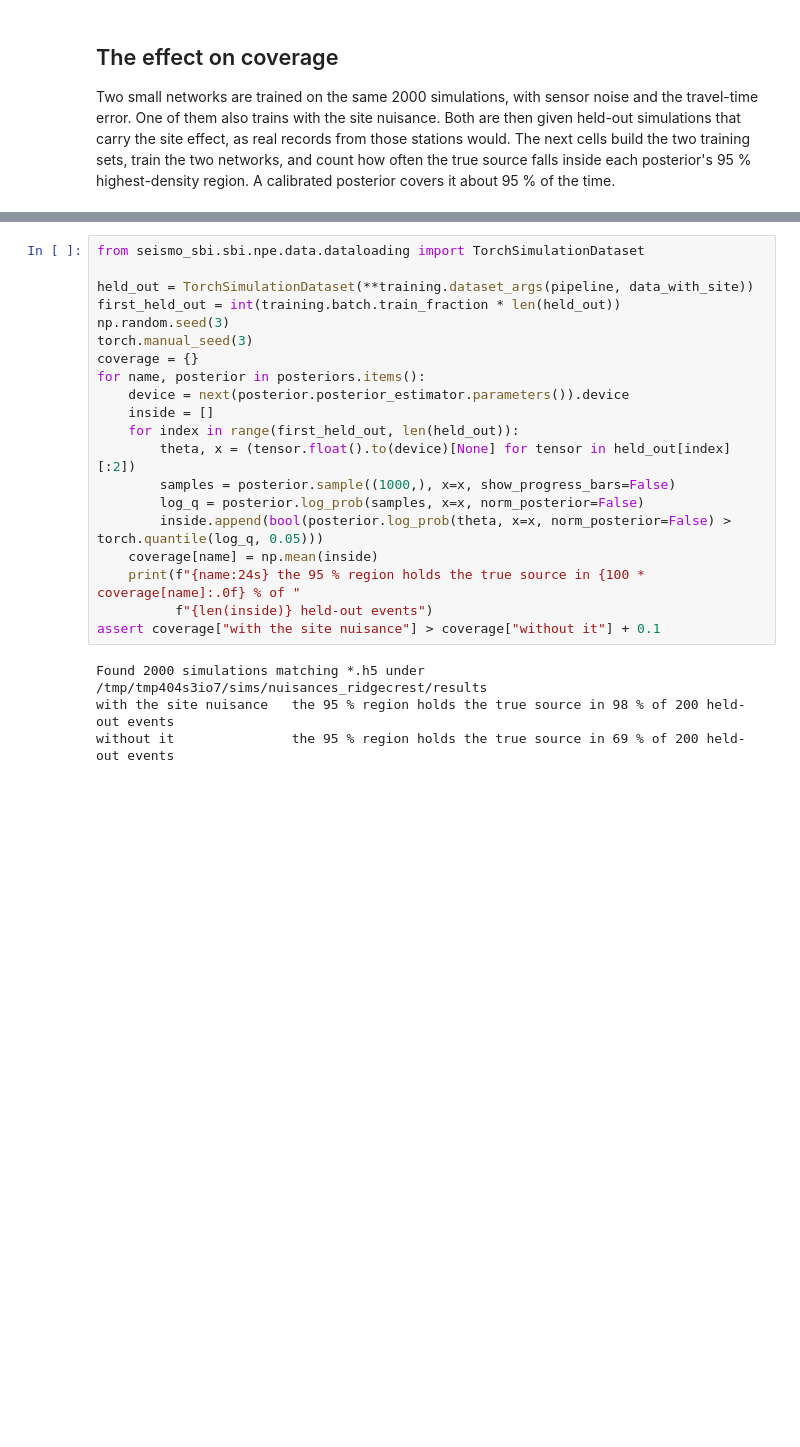
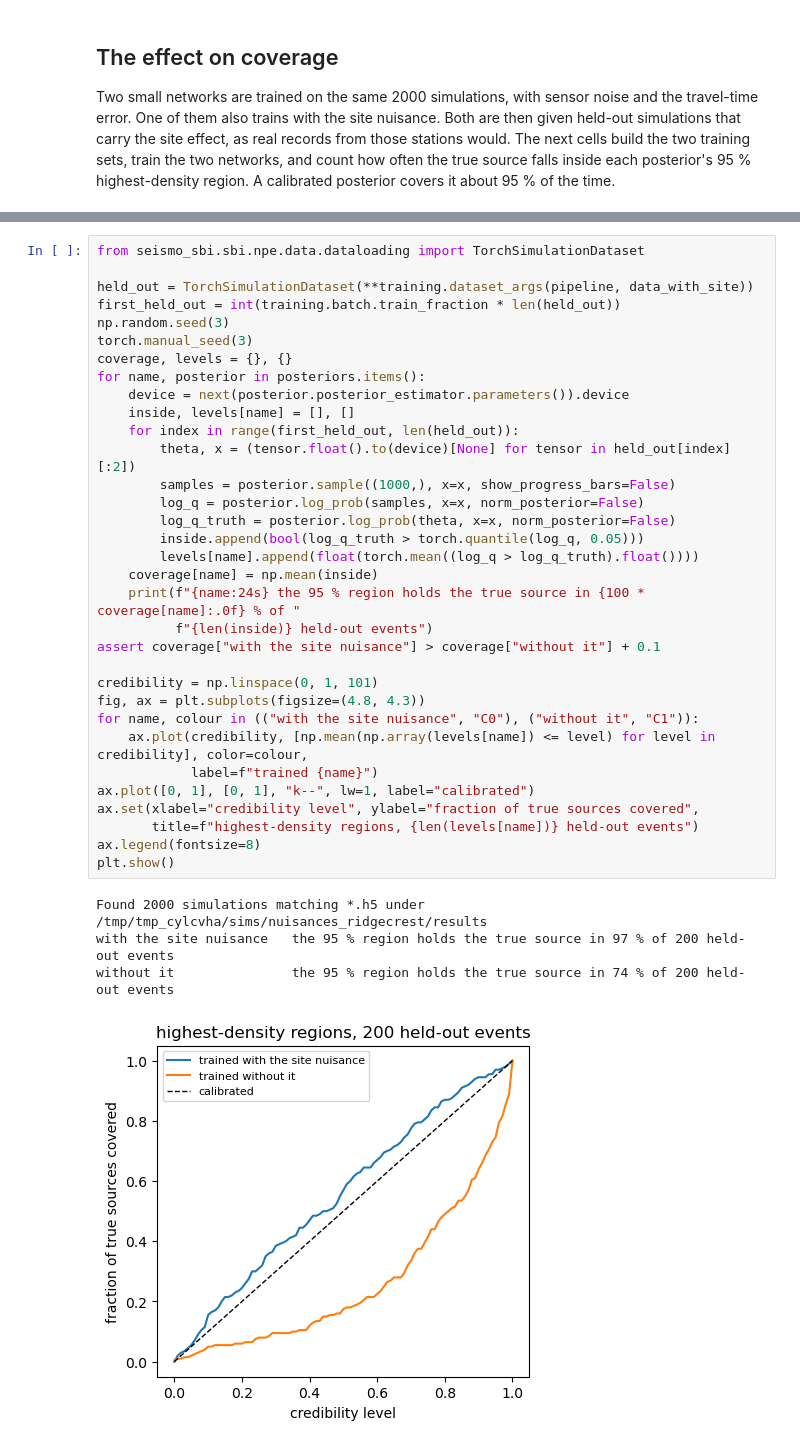
Before and after one commit to asaoulis/seismo-sbi, a Jupyter notebook: examples/nuisances.ipynb, the cells around one changed output, grey strips where cells are left out. Drawn from its saved outputs; the diff is of its cells as text; blank space fills up the shorter version.

```diff
--- a/examples/nuisances.ipynb
+++ b/examples/nuisances.ipynb
@@ -281,27 +299,41 @@ Found 2000 simulations matching *.h5 under /tmp/tmp404s3io7/sims/nuisances_ridge
 # %%
 from seismo_sbi.sbi.npe.data.dataloading import TorchSimulationDataset
 
 held_out = TorchSimulationDataset(**training.dataset_args(pipeline, data_with_site))
 first_held_out = int(training.batch.train_fraction * len(held_out))
 np.random.seed(3)
 torch.manual_seed(3)
-coverage = {}
+coverage, levels = {}, {}
 for name, posterior in posteriors.items():
     device = next(posterior.posterior_estimator.parameters()).device
-    inside = []
+    inside, levels[name] = [], []
     for index in range(first_held_out, len(held_out)):
         theta, x = (tensor.float().to(device)[None] for tensor in held_out[index][:2])
         samples = posterior.sample((1000,), x=x, show_progress_bars=False)
         log_q = posterior.log_prob(samples, x=x, norm_posterior=False)
-        inside.append(bool(posterior.log_prob(theta, x=x, norm_posterior=False) > torch.quantile(log_q, 0.05)))
+        log_q_truth = posterior.log_prob(theta, x=x, norm_posterior=False)
+        inside.append(bool(log_q_truth > torch.quantile(log_q, 0.05)))
+        levels[name].append(float(torch.mean((log_q > log_q_truth).float())))
     coverage[name] = np.mean(inside)
     print(f"{name:24s} the 95 % region holds the true source in {100 * coverage[name]:.0f} % of "
           f"{len(inside)} held-out events")
 assert coverage["with the site nuisance"] > coverage["without it"] + 0.1
+
+credibility = np.linspace(0, 1, 101)
+fig, ax = plt.subplots(figsize=(4.8, 4.3))
+for name, colour in (("with the site nuisance", "C0"), ("without it", "C1")):
+    ax.plot(credibility, [np.mean(np.array(levels[name]) <= level) for level in credibility], color=colour,
+            label=f"trained {name}")
+ax.plot([0, 1], [0, 1], "k--", lw=1, label="calibrated")
+ax.set(xlabel="credibility level", ylabel="fraction of true sources covered",
+       title=f"highest-density regions, {len(levels[name])} held-out events")
+ax.legend(fontsize=8)
+plt.show()
 # %% [output]
-Found 2000 simulations matching *.h5 under /tmp/tmp404s3io7/sims/nuisances_ridgecrest/results
-with the site nuisance   the 95 % region holds the true source in 98 % of 200 held-out events
-without it               the 95 % region holds the true source in 69 % of 200 held-out events
+Found 2000 simulations matching *.h5 under /tmp/tmp_cylcvha/sims/nuisances_ridgecrest/results
+with the site nuisance   the 95 % region holds the true source in 97 % of 200 held-out events
+without it               the 95 % region holds the true source in 74 % of 200 held-out events
+[figure, added]
 # %% [markdown]
 The network that never saw the site effect reads the basin stations' amplification and delay as a property of
 the source. Its 95 % region misses the true source far more often than one time in twenty. The network trained
```
Also changed, not shown: parts of 8 cells of this notebook, 2 other files.
